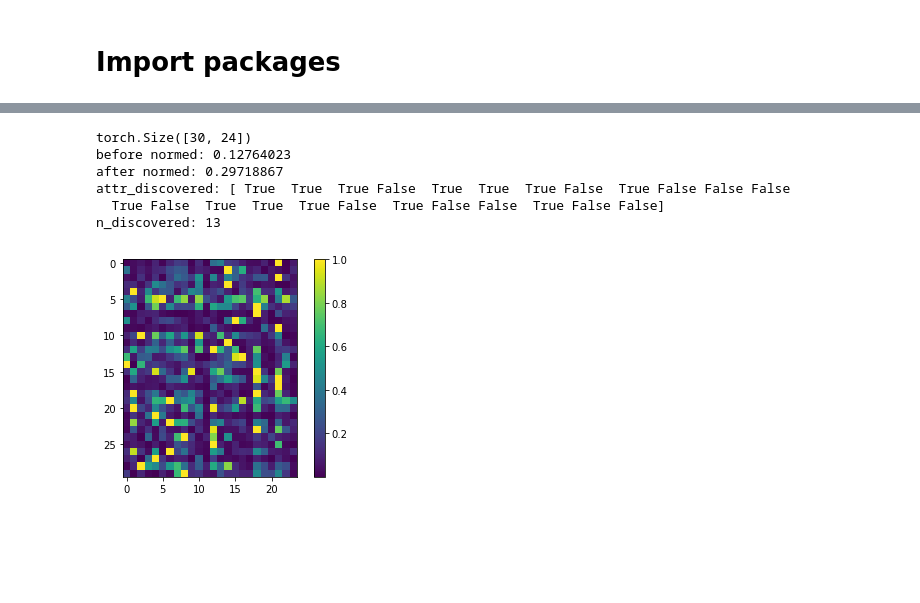
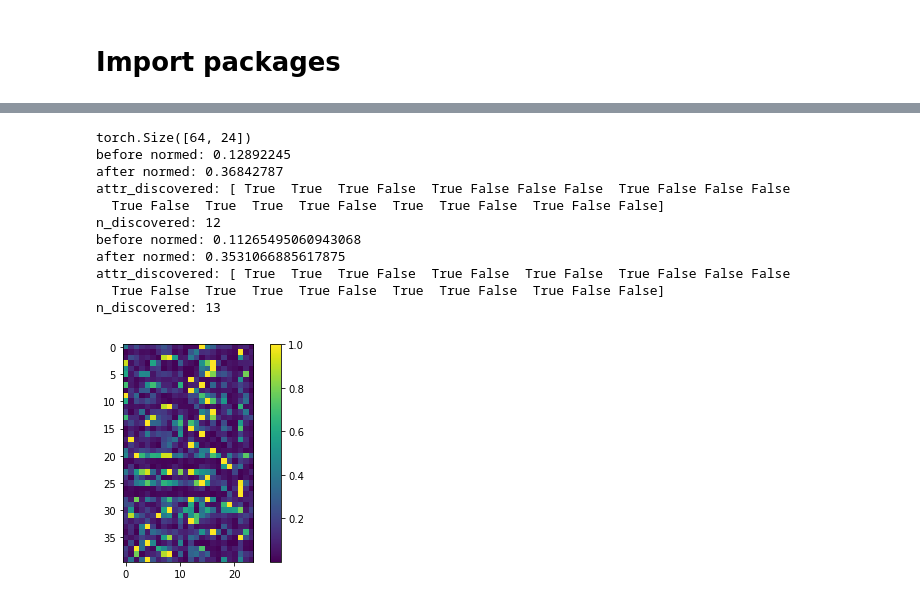
Before and after one commit to zhuxinqimac/stylegan2-ada-pytorch, a Jupyter notebook: eval_nav_nb.ipynb, the cells around one changed output, grey strips where cells are left out. Cells and saved outputs as stored; diff of their text form; code cells hidden in the pictures; blank space fills up the shorter version.

```diff
--- a/eval_nav_nb.ipynb
+++ b/eval_nav_nb.ipynb
@@ -187,7 +206,7 @@ def summarize(attr_score_shift_summary_ls, name='pca'):
     score = (scores_copy[:30, -1] - scores_copy[:30, -2]).mean()
     print('after normed:', score)
 
-    attr_discovered = (scores_normed == 1.).any(axis=0)
+    attr_discovered = (scores_normed[:30] == 1.).any(axis=0)
     n_discovered = attr_discovered.sum()
     print('attr_discovered:', attr_discovered)
     print('n_discovered:', n_discovered)
@@ -354,7 +391,8 @@ torch.Size([1, 3, 512, 512])
 # %%
-pca_attr_ls = evaluate_model(G, M, D, var_scale_ls=pca_var_scale_ls, used_dims=pca_used_dims[:len(pca_var_scale_ls)])
+# pca_attr_ls = evaluate_model(G, M, D, var_scale_ls=pca_var_scale_ls, used_dims=pca_used_dims[:len(pca_var_scale_ls)], batch_gpu=32)
 # contra_attr_ls = evaluate_model(G, M, D, var_scale_ls=contra_var_scale_ls, max_nv_dim=32)
-# contra2_attr_ls = evaluate_model(G, M, D, var_scale_ls=contra2_var_scale_ls, used_dims=contra2_used_dims[:len(contra2_var_scale_ls)])
+print(contra2_var_scale_ls)
+contra2_attr_ls = evaluate_model(G, M, D, var_scale_ls=contra2_var_scale_ls, used_dims=contra2_used_dims[:len(contra2_var_scale_ls)])
 # sefa_attr_ls = evaluate_model(G, M, D, var_scale_ls=sefa_var_scale_ls, used_dims=list(range(30)))
 # recog_attr_ls = evaluate_model(G, M, D, var_scale_ls=recog_var_scale_ls, used_dims=list(range(30)))
 # %% [output]
@@ -372 +416,33 @@ Processing dim 10
+# %%
+def load_summary(name, limit=30, used_attr_idx=list(range(24))):
+    scores_np = np.loadtxt(os.path.join(outdir, f"scores_raw_{name}.csv"), delimiter=",")
+    scores_normed = np.loadtxt(os.path.join(outdir, f"scores_normed_{name}.csv"), delimiter=",")
+    # score = np.loadtxt(os.path.join(outdir, f"score_{name}.csv"), delimiter=",")
+    n_disc = np.loadtxt(os.path.join(outdir, f"n_discovered_{name}.csv"), delimiter=",")
+
+    # scores_normed = scores_normed[:, used_attr_idx]
+    scores_normed = scores_np[:, used_attr_idx] / scores_np[:, used_attr_idx].max(axis=1, keepdims=True)
+    scores_np = scores_np[:, used_attr_idx]
+
+    scores_copy = scores_np.copy()
+    scores_copy.sort(axis=-1)
+    score = (scores_copy[:limit, -1] - scores_copy[:limit, -2]).mean()
+    print('before normed:', score)
+
+    scores_copy = scores_normed.copy()
+    scores_copy.sort(axis=-1)
+    score = (scores_copy[:limit, -1] - scores_copy[:limit, -2]).mean()
+    print('after normed:', score)
+
+    attr_discovered = (scores_normed[:limit] == 1.).any(axis=0)
+    n_discovered = attr_discovered.sum()
+    print('attr_discovered:', attr_discovered)
+    print('n_discovered:', n_discovered)
+
+    plt.clf()
+    plt.imshow(scores_normed[:limit], cmap='viridis')
+    # plt.imshow(scores_np[:30], cmap='viridis')
+    plt.colorbar()
+    #plt.show()
+    return score
 # %%
@@ -376,11 +459,18 @@ NameError: name 'pca_attr_ls' is not defined
 # %%
 contra2_score = summarize(contra2_attr_ls, name='contra')
+# contra2_score = load_summary('contra', limit=30, used_attr_idx = [0,1,2,3,4,5,6,7,8,9,10,11,14,16,17])
+contra2_score = load_summary('contra', limit=40)
 # %% [output]
-torch.Size([30, 24])
-before normed: 0.12764023
-after normed: 0.29718867
-attr_discovered: [ True  True  True False  True  True  True False  True False False False
-  True False  True  True  True False  True False False  True False False]
+torch.Size([64, 24])
+before normed: 0.12892245
+after normed: 0.36842787
+attr_discovered: [ True  True  True False  True False False False  True False False False
+  True False  True  True  True False  True  True False  True False False]
+n_discovered: 12
+before normed: 0.11265495060943068
+after normed: 0.3531066885617875
+attr_discovered: [ True  True  True False  True False  True False  True False False False
+  True False  True  True  True False  True  True False  True False False]
 n_discovered: 13
-[figure, old version]
+[figure, new version]
 # %%
```
Also changed, not shown: parts of 14 cells of this notebook, 8 other files.
